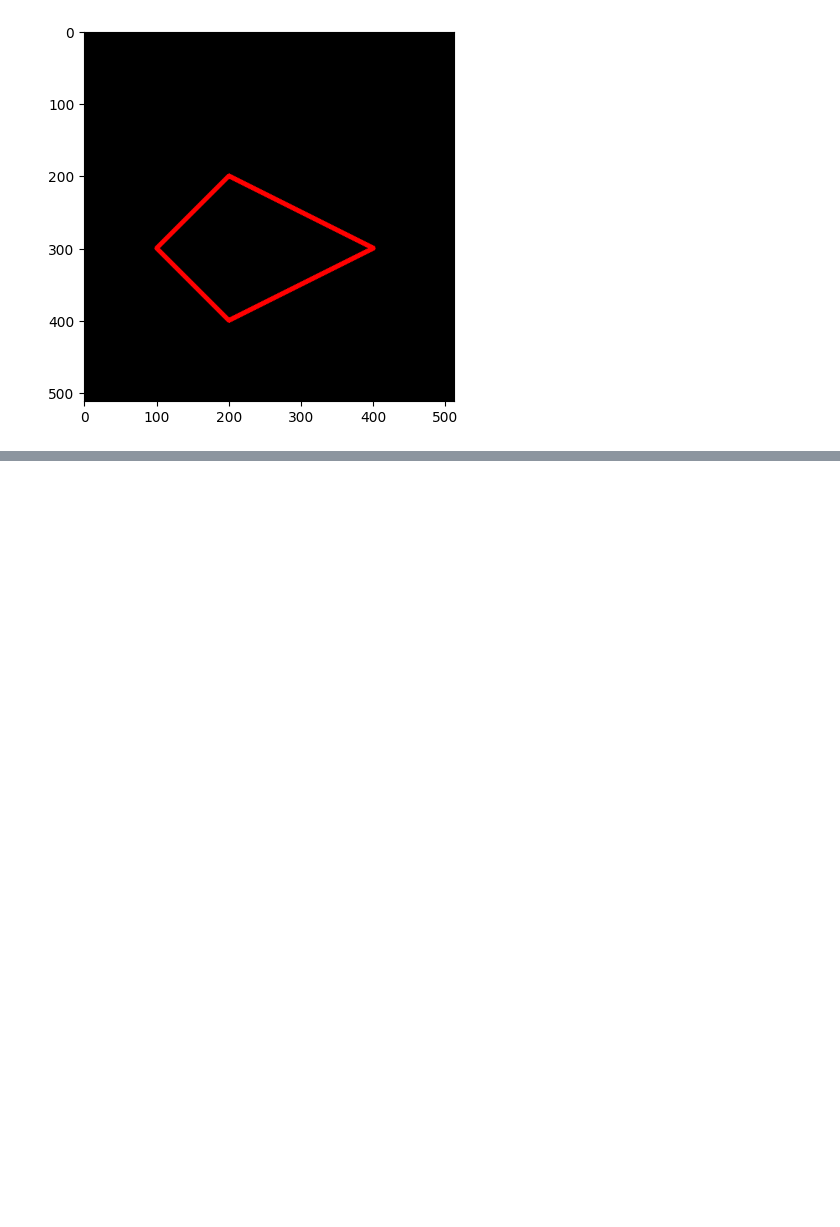
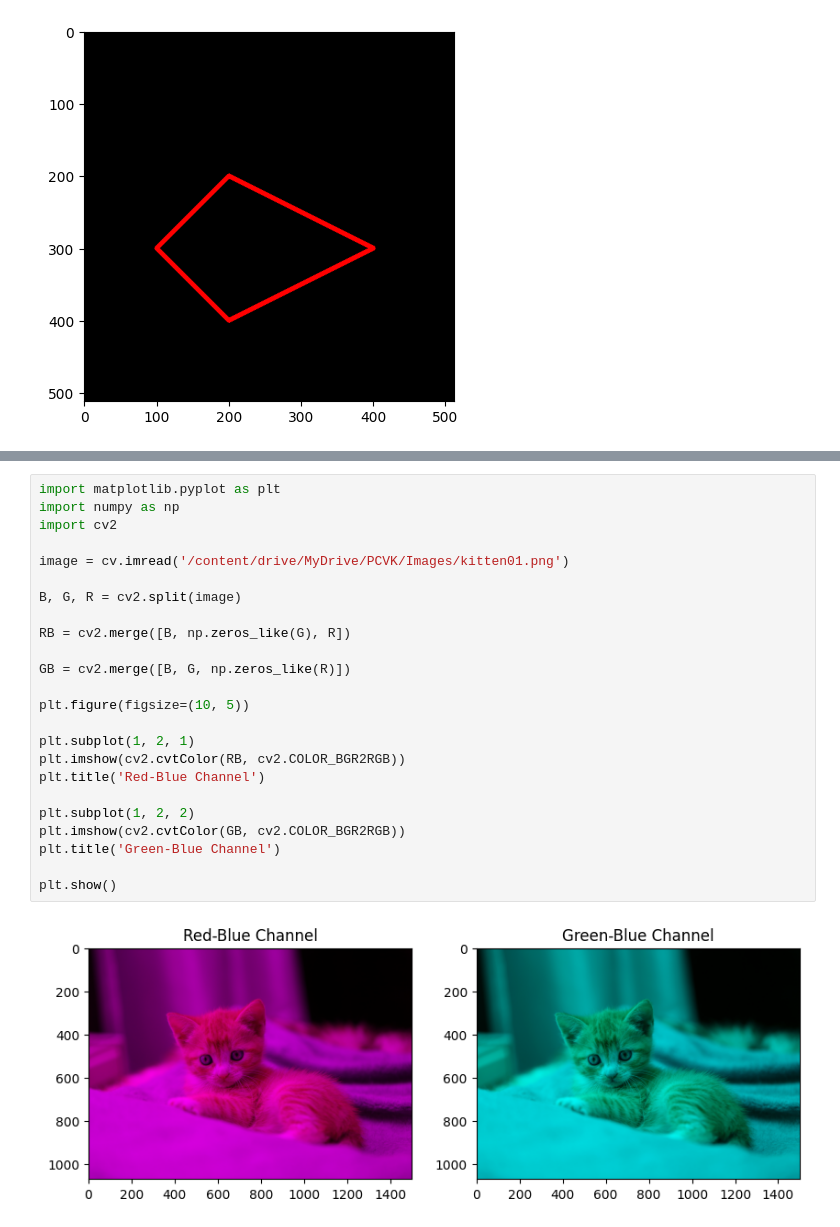
Before and after one commit to reysilvaa/PCVK, a Jupyter notebook: week2.ipynb, the cells around one changed output, grey strips where cells are left out. Drawn from its saved outputs; the diff is of its cells as text; blank space fills up the shorter version.

```diff
--- a/week2.ipynb
+++ b/week2.ipynb
@@ -146,0 +164,26 @@ plt.imshow(black_img2)
+# %%
+import matplotlib.pyplot as plt
+import numpy as np
+import cv2
+
+image = cv.imread('/content/drive/MyDrive/PCVK/Images/kitten01.png')
+
+B, G, R = cv2.split(image)
+
+RB = cv2.merge([B, np.zeros_like(G), R])
+
+GB = cv2.merge([B, G, np.zeros_like(R)])
+
+plt.figure(figsize=(10, 5))
+
+plt.subplot(1, 2, 1)
+plt.imshow(cv2.cvtColor(RB, cv2.COLOR_BGR2RGB))
+plt.title('Red-Blue Channel')
+
+plt.subplot(1, 2, 2)
+plt.imshow(cv2.cvtColor(GB, cv2.COLOR_BGR2RGB))
+plt.title('Green-Blue Channel')
+
+plt.show()
+# %% [output]
+[figure, added]
```
Also changed, not shown: parts of 13 cells of this notebook.
